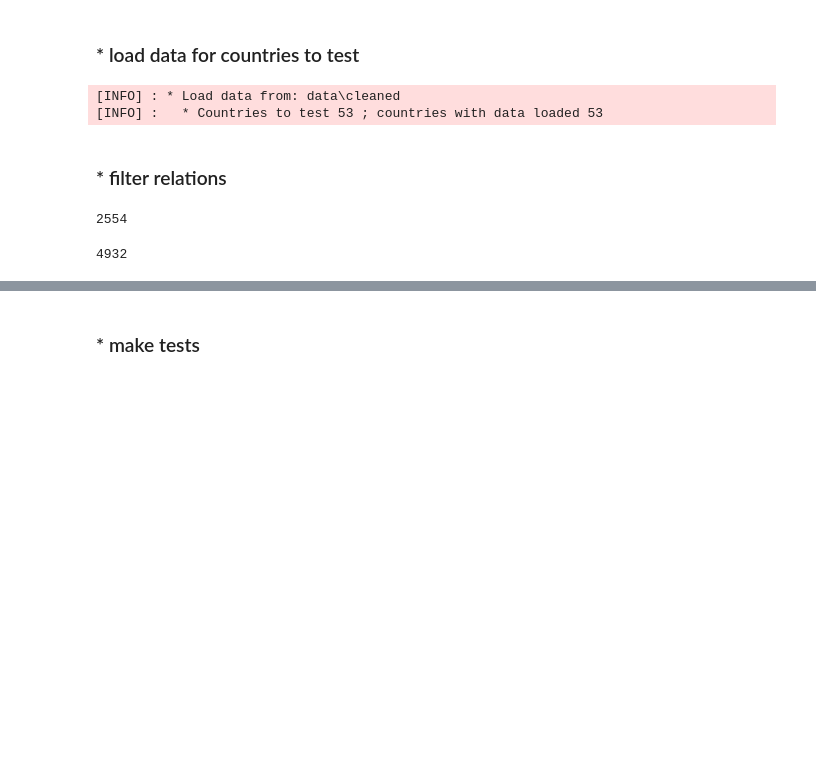
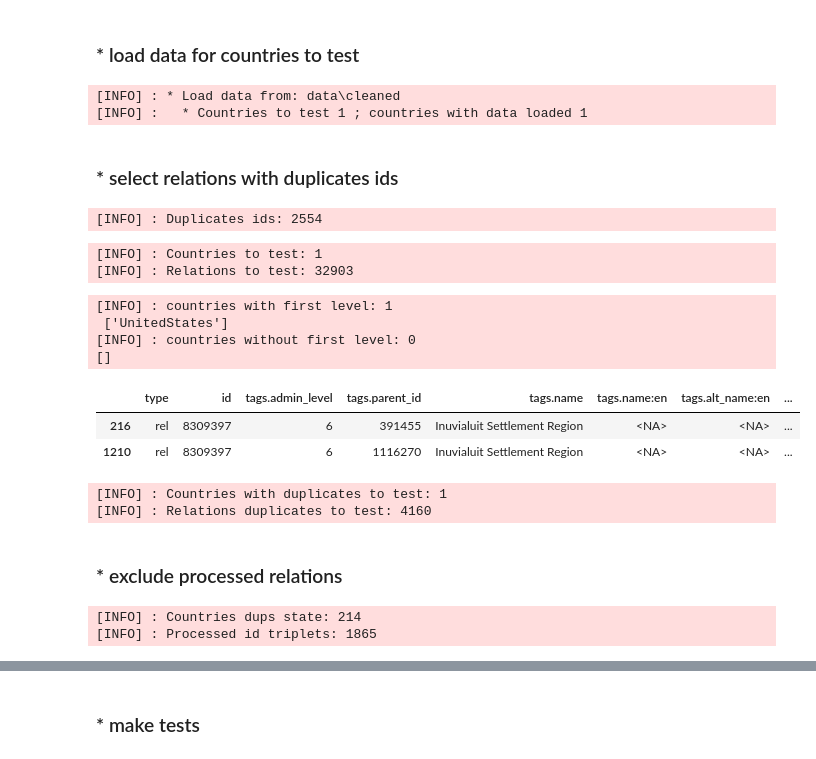
Before and after one commit to diego-vega-centeno/administrative-divisions-osm-scrape, a Jupyter notebook: notebooks/test duplicates.ipynb, the cells around one changed output, grey strips where cells are left out. Drawn from its saved outputs; the diff is of its cells as text; code cells hidden in the pictures; blank space fills up the shorter version.

Commit message:
Refactor process to include states

```diff
--- a/notebooks/test duplicates.ipynb
+++ b/notebooks/test duplicates.ipynb
@@ -31,6 +31,6 @@ DEV_MODE = True
 task = 'test_duplicates'
 TEST_DUPLICATES_DIR = TESTS_DIR / 'osm duplicates test'
 process_state = tgm.load(DATA_DIR / "process_state.json")
-# first_level_test_state = tgm.load(DATA_DIR / "duplicates_test_state.json")
+dups_test_state = tgm.load(DATA_DIR / "dups_test_state.json")
 
 logger = tgl.initiate_logger('logger', TEST_DUPLICATES_DIR / 'dups_test.log')
@@ -130,20 +124,63 @@ logger.info(f"* Countries to test with downloaded cleaned data from B2: {len(cou
 ### * load data for countries to test
 # %%
 logger.info(f"* Load data from: {CLEANED_DIR.relative_to(ROOT)}")
-countries_to_test_df = tgm.load_countries_dirs(CLEANED_DIR, countries_to_test)
+countries_to_test_df = tgm.load_single_file_dirs(CLEANED_DIR, countries_to_test)
 logger.info(f"  * Countries to test {len(countries_to_test)} ; countries with data loaded {len(countries_to_test_df)}")
 # %% [output]
 [INFO] : * Load data from: data\cleaned
-[INFO] :   * Countries to test 53 ; countries with data loaded 53
+[INFO] :   * Countries to test 1 ; countries with data loaded 1
+# %% [markdown]
+### * select relations with duplicates ids
+# %%
+dups_id = tgm.load(TEST_DUPLICATES_DIR  / 'dups_id.pkl')
+logger.info(f"Duplicates ids: {len(dups_id)}")
+# %% [output]
+[INFO] : Duplicates ids: 2554
+# %%
+logger.info(f"Countries to test: {len(countries_to_test_df)}")
+logger.info(f"Relations to test: {len([row['id'] for df in countries_to_test_df.values() for i, row in df.iterrows()])}")
+# %% [output]
+[INFO] : Countries to test: 1
+[INFO] : Relations to test: 32903
+# %%
+dups_df = {}
+countries_wihout_first_level = []
+for country, df in countries_to_test_df.items():
+    dups = df[df['id'].isin(dups_id)]
+    if not dups.empty:
+        dups_df[country] = dups
+    else:
+        countries_wihout_first_level.append(country)
+        tsm.update_process_state(process_state, country, task, process_status='missing')
+        tgm.dump(DATA_DIR / "process_state.json", process_state)
+
+logger.info(f"countries with first level: {len(dups_df)} \n {list(dups_df.keys())}")
+logger.info(f"countries without first level: {len(countries_wihout_first_level)} \n{countries_wihout_first_level}")
+# %% [output]
+[INFO] : countries with first level: 1
+ ['UnitedStates']
+[INFO] : countries without first level: 0
+[]
+# %%
+dups_df['UnitedStates'].query("id == '8309397'")
+# %% [output]
+|  | type | id | tags.admin_level | tags.parent_id | tags.name | tags.name:en | tags.alt_name:en | ... |
+| 216 | rel | 8309397 | 6 | 391455 | Inuvialuit Settlement Region | <NA> | <NA> | ... |
+| 1210 | rel | 8309397 | 6 | 1116270 | Inuvialuit Settlement Region | <NA> | <NA> | ... |
+# %%
+logger.info(f"Countries with duplicates to test: {len(dups_df)}")
+logger.info(f"Relations duplicates to test: {len([row['id'] for df in dups_df.values() for i, row in df.iterrows()])}")
+# %% [output]
+[INFO] : Countries with duplicates to test: 1
+[INFO] : Relations duplicates to test: 4160
 # %% [markdown]
-### * filter relations
+### * exclude processed relations
 # %%
-dups_id = tgm.load(TEST_DUPLICATES_DIR / "dups_id.pkl")
-print(len(dups_id))
+dups_test_state = tgm.load(DATA_DIR / 'dups_test_state.json')
+logger.info(f"Countries dups state: {len(dups_test_state)}")
+
+processed_id_triplets = [ids for res in dups_test_state.values() for ids in res['processed']]
+logger.info(f"Processed id triplets: {len(processed_id_triplets)}")
 # %% [output]
-2554
+[INFO] : Countries dups state: 214
+[INFO] : Processed id triplets: 1865
-# %%
-first_level_tuples_to_delete = tgm.load(TEST_RESULTS_DIR / 'osm first level test'/ "tuples_to_delete.pkl")
-print(len(first_level_tuples_to_delete))
-# %% [output]
-4932
```
Also changed, not shown: parts of 12 cells of this notebook.
